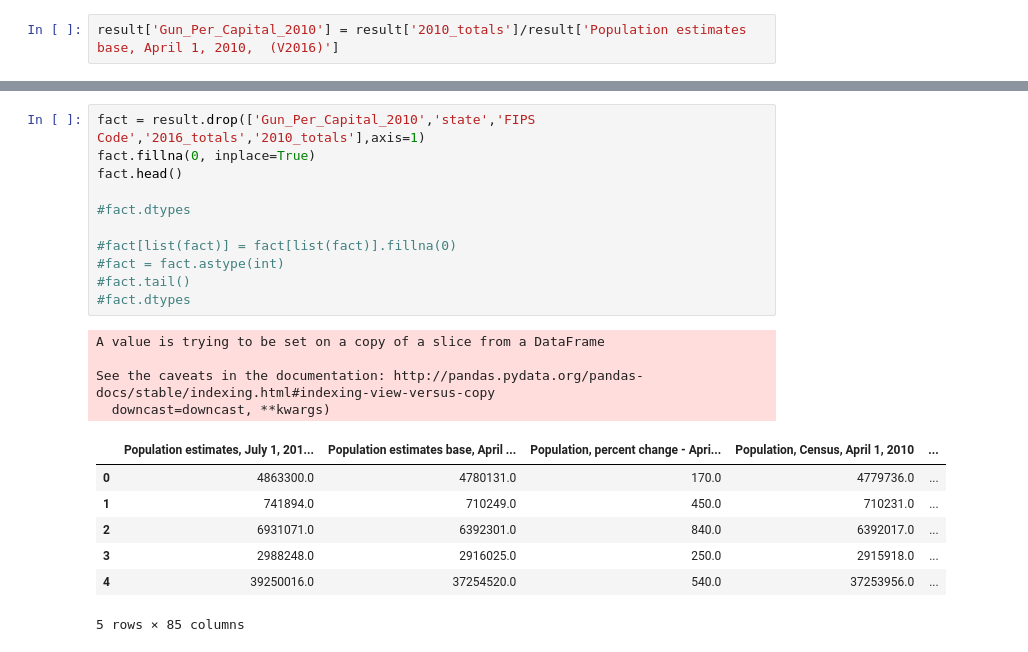
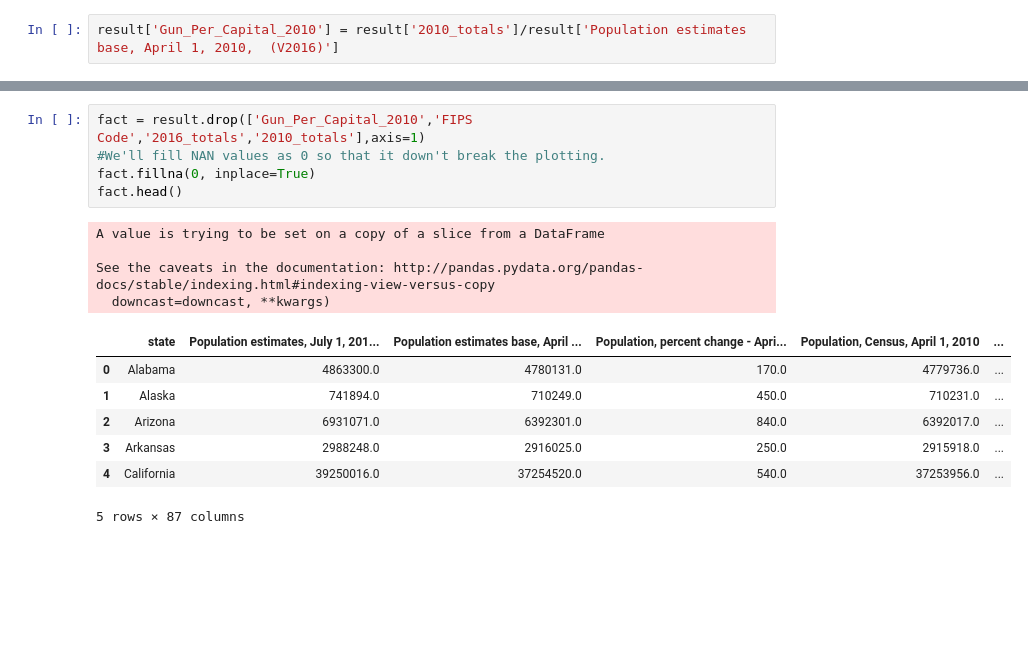
Before and after one commit to abhinav3/FBI-Gun-Data-Analysis, a Jupyter notebook: FBI-NICS-DATA-ANALYSATION.ipynb, the cells around one changed output, grey strips where cells are left out. Drawn from its saved outputs; the diff is of its cells as text; blank space fills up the shorter version.

```diff
--- a/FBI-NICS-DATA-ANALYSATION.ipynb
+++ b/FBI-NICS-DATA-ANALYSATION.ipynb
@@ -237,24 +306,18 @@ result.nlargest(5,'Gun_Per_Capital_2016')
 # %%
-fact = result.drop(['Gun_Per_Capital_2010','state','FIPS Code','2016_totals','2010_totals'],axis=1)
+fact = result.drop(['Gun_Per_Capital_2010','FIPS Code','2016_totals','2010_totals'],axis=1)
+#We'll fill NAN values as 0 so that it down't break the plotting.
 fact.fillna(0, inplace=True)
 fact.head()
-
-#fact.dtypes
-
-#fact[list(fact)] = fact[list(fact)].fillna(0)
-#fact = fact.astype(int)
-#fact.tail()
-#fact.dtypes
 # %% [output]
 A value is trying to be set on a copy of a slice from a DataFrame
 
 See the caveats in the documentation: http://pandas.pydata.org/pandas-docs/stable/indexing.html#indexing-view-versus-copy
   downcast=downcast, **kwargs)
-|  | Population estimates, July 1, 201... | Population estimates base, April ... | Population, percent change - Apri... | Population, Census, April 1, 2010 | ... |
-| 0 | 4863300.0 | 4780131.0 | 170.0 | 4779736.0 | ... |
-| 1 | 741894.0 | 710249.0 | 450.0 | 710231.0 | ... |
-| 2 | 6931071.0 | 6392301.0 | 840.0 | 6392017.0 | ... |
-| 3 | 2988248.0 | 2916025.0 | 250.0 | 2915918.0 | ... |
-| 4 | 39250016.0 | 37254520.0 | 540.0 | 37253956.0 | ... |
+|  | state | Population estimates, July 1, 201... | Population estimates base, April ... | Population, percent change - Apri... | Population, Census, April 1, 2010 | ... |
+| 0 | Alabama | 4863300.0 | 4780131.0 | 170.0 | 4779736.0 | ... |
+| 1 | Alaska | 741894.0 | 710249.0 | 450.0 | 710231.0 | ... |
+| 2 | Arizona | 6931071.0 | 6392301.0 | 840.0 | 6392017.0 | ... |
+| 3 | Arkansas | 2988248.0 | 2916025.0 | 250.0 | 2915918.0 | ... |
+| 4 | California | 39250016.0 | 37254520.0 | 540.0 | 37253956.0 | ... |
-5 rows × 85 columns
+5 rows × 87 columns
 # %%
```
Also changed, not shown: parts of 70 cells of this notebook.
